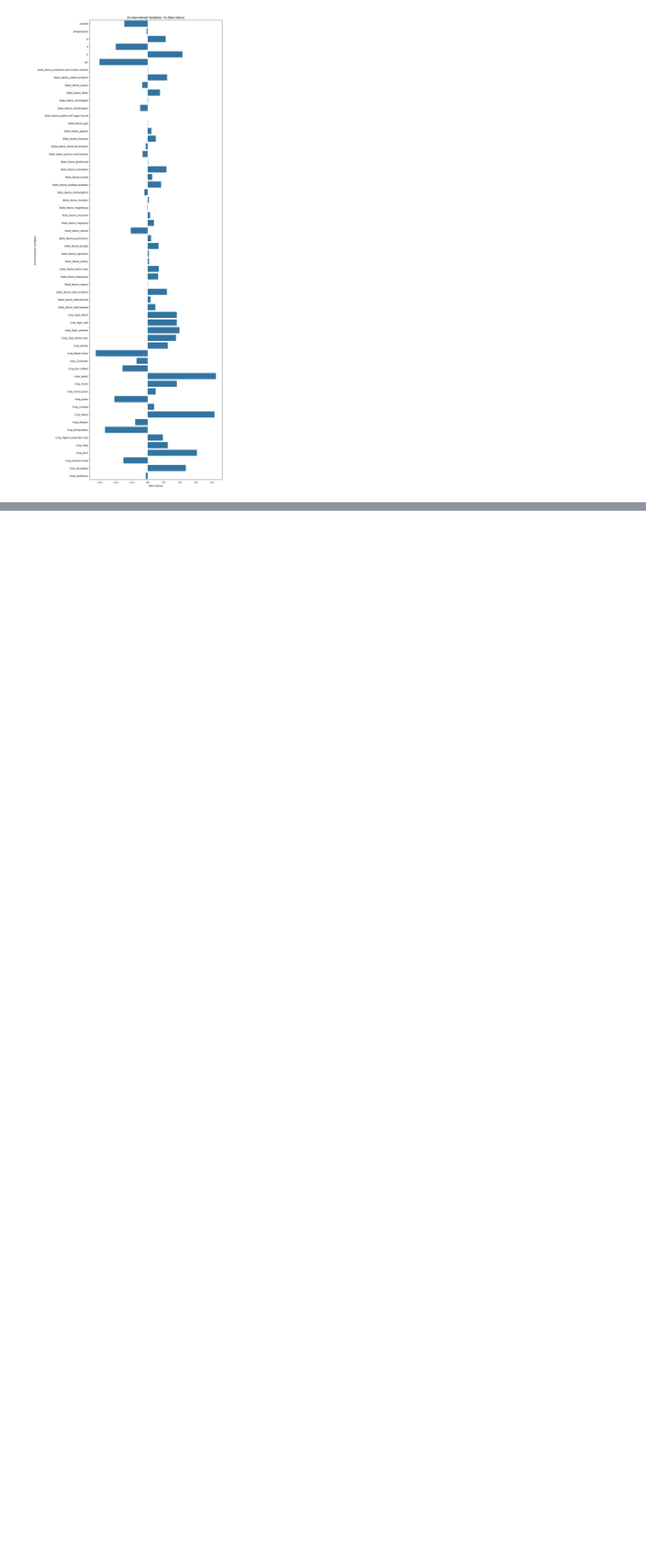
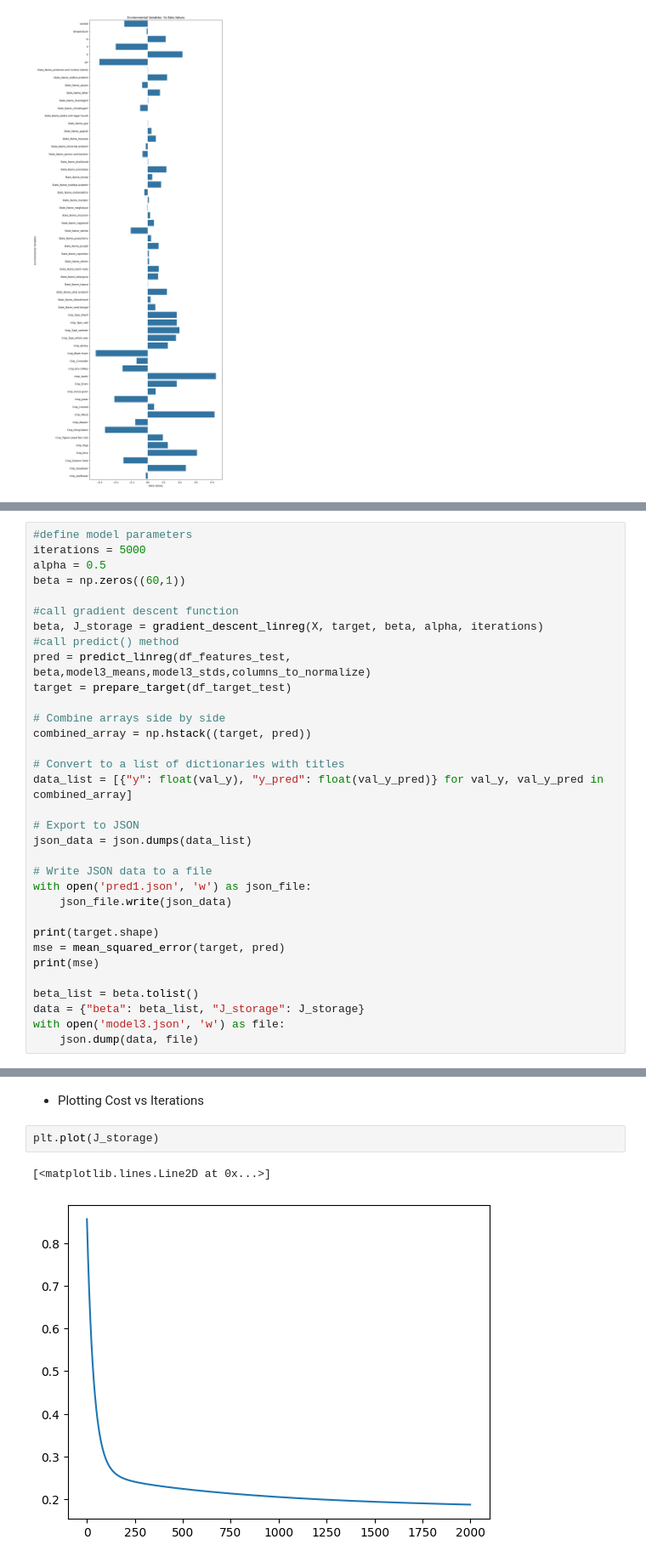
Before and after one commit to gangeshk14/2D-DDW, a Jupyter notebook: starterNotebook.ipynb, the cells around one changed output, grey strips where cells are left out. Shown at 85% size. Saved outputs shown, nothing was run; the diff lists cells and outputs as text; blank space fills up the shorter version.

Commit message:
Final model

```diff
--- a/starterNotebook.ipynb
+++ b/starterNotebook.ipynb
@@ -538,0 +577,33 @@ plt.show()
+# %%
+#define model parameters
+iterations = 5000
+alpha = 0.5
+beta = np.zeros((60,1))
+
+#call gradient descent function
+beta, J_storage = gradient_descent_linreg(X, target, beta, alpha, iterations)
+#call predict() method
+pred = predict_linreg(df_features_test, beta,model3_means,model3_stds,columns_to_normalize)
+target = prepare_target(df_target_test)
+
+# Combine arrays side by side
+combined_array = np.hstack((target, pred))
+
+# Convert to a list of dictionaries with titles
+data_list = [{"y": float(val_y), "y_pred": float(val_y_pred)} for val_y, val_y_pred in combined_array]
+
+# Export to JSON
+json_data = json.dumps(data_list)
+
+# Write JSON data to a file
+with open('pred1.json', 'w') as json_file:
+    json_file.write(json_data)
+
+print(target.shape)
+mse = mean_squared_error(target, pred)
+print(mse)
+
+beta_list = beta.tolist()
+data = {"beta": beta_list, "J_storage": J_storage}
+with open('model3.json', 'w') as file:
+    json.dump(data, file)
@@ -538,0 +615,7 @@ plt.show()
+# %% [markdown]
+- Plotting Cost vs Iterations
+# %%
+plt.plot(J_storage)
+# %% [output]
+[<matplotlib.lines.Line2D at 0x...>]
+[figure, added]
```
Also changed, not shown: parts of 11 cells of this notebook, 4 other files.
